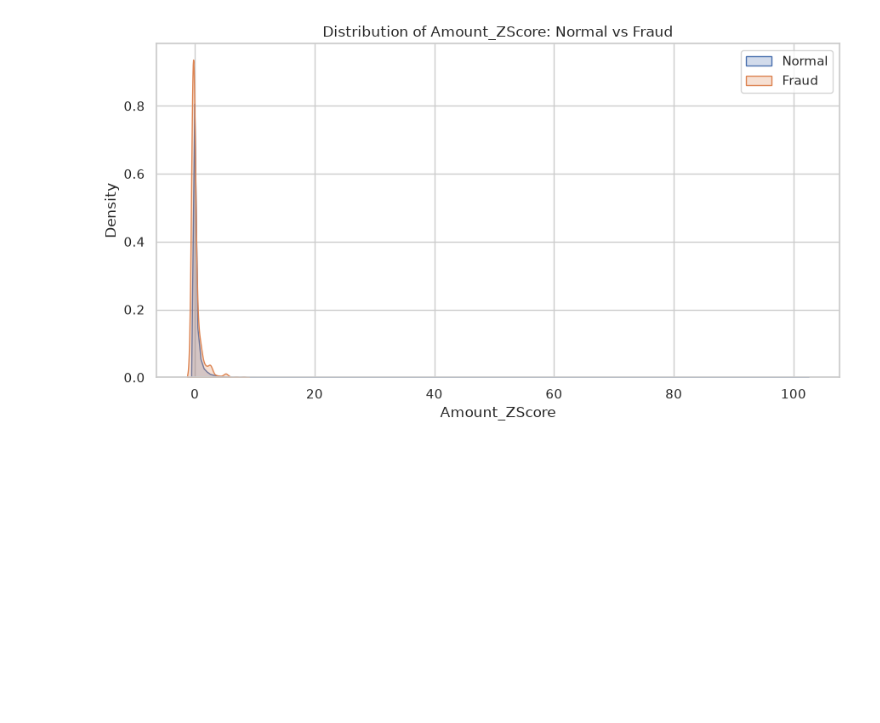
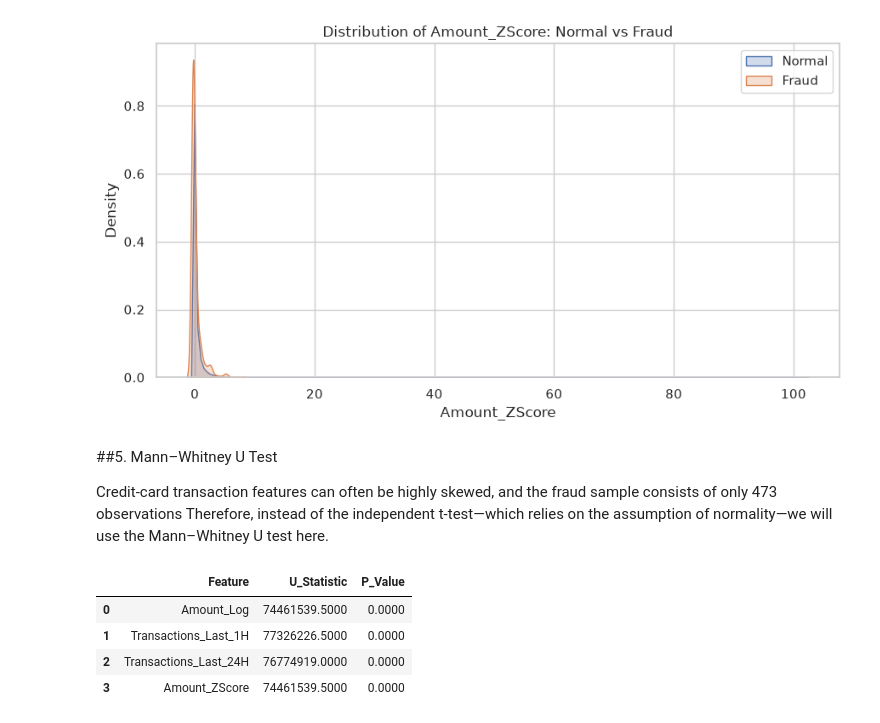
Before and after one commit to to-bits/BehaviorGuard-Customer-Behavioral-Profiling-for-Credit-Card-Fraud-Detection, a Jupyter notebook: BehaviorGuard — Customer Behavioral Profiling for Credit Card Fraud Detection/notebooks/03_statistical_analysis.ipynb, the cells around one changed output. Drawn from its saved outputs; the diff is of its cells as text; code cells hidden in the pictures; blank space fills up the shorter version.

Commit message:
Mean Whitney U test

```diff
--- a/BehaviorGuard — Customer Behavioral Profiling for Credit Card Fraud Detection/notebooks/03_statistical_analysis.ipynb
+++ b/BehaviorGuard — Customer Behavioral Profiling for Credit Card Fraud Detection/notebooks/03_statistical_analysis.ipynb
@@ -241,3 +241,46 @@ for feature in numerical_behavioral_features:
 [figure]
 [figure]
 [figure]
+# %% [markdown]
+##5. Mann–Whitney U Test
+
+Credit-card transaction features can often be highly skewed, and the fraud sample consists of only 473 observations Therefore, instead of the independent t-test—which relies on the assumption of normality—we will use the Mann–Whitney U test here.
+# %%
+
+mw_results = []
+
+for feature in numerical_behavioral_features:
+
+    normal_values = (
+        normal_df[feature]
+        .dropna()
+        .values
+    )
+
+    fraud_values = (
+        fraud_df[feature]
+        .dropna()
+        .values
+    )
+
+    statistic, p_value = mannwhitneyu(
+        normal_values,
+        fraud_values,
+        alternative="two-sided"
+    )
+
+    mw_results.append({
+        "Feature": feature,
+        "U_Statistic": statistic,
+        "P_Value": p_value
+    })
+
+mw_df = pd.DataFrame(mw_results)
+
+display(mw_df)
+# %% [output]
+|  | Feature | U_Statistic | P_Value |
+| 0 | Amount_Log | 74461539.5000 | 0.0000 |
+| 1 | Transactions_Last_1H | 77326226.5000 | 0.0000 |
+| 2 | Transactions_Last_24H | 76774919.0000 | 0.0000 |
+| 3 | Amount_ZScore | 74461539.5000 | 0.0000 |
```
Also changed, not shown: parts of 1 cell of this notebook.
